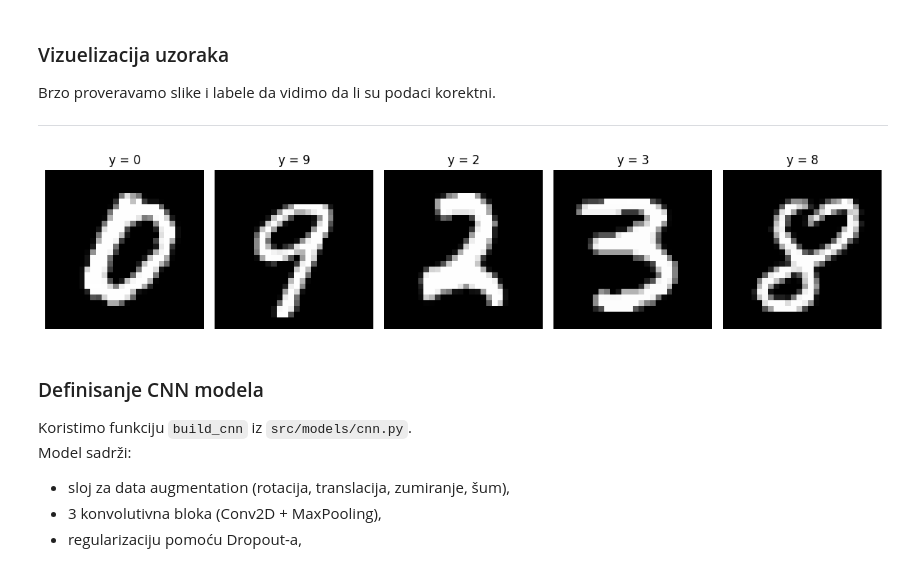
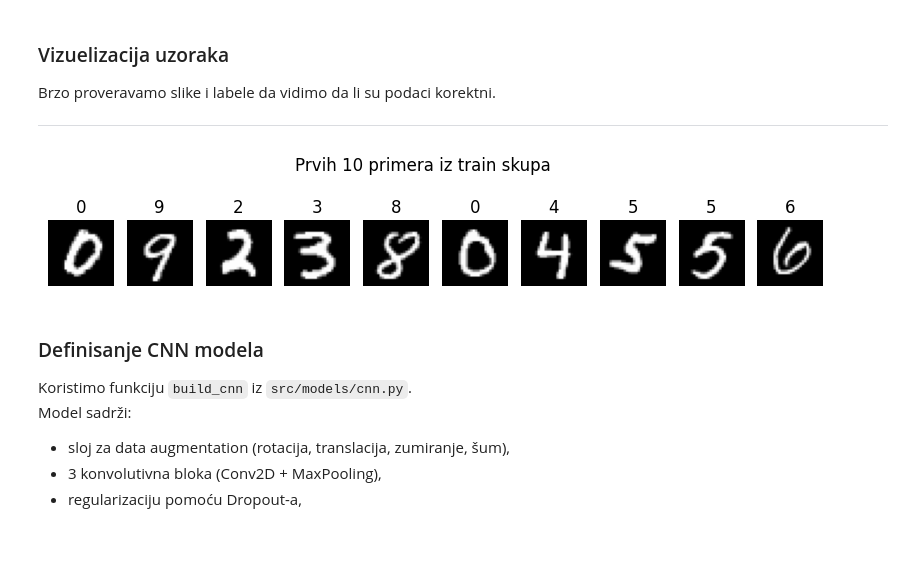
Before and after one commit to teodora525/OCR, a Jupyter notebook: notebookForOcr/notebookOCR.ipynb, the cells around one changed output. Saved outputs shown, nothing was run; the diff lists cells and outputs as text; code cells hidden in the pictures; blank space fills up the shorter version.

```diff
--- a/notebookForOcr/notebookOCR.ipynb
+++ b/notebookForOcr/notebookOCR.ipynb
@@ -71,17 +95,16 @@ Brzo proveravamo slike i labele da vidimo da li su podaci korektni.
 
 ---
 # %%
-import matplotlib.pyplot as plt
-
-fig, axs = plt.subplots(1, 5, figsize=(12,3))
-for i in range(5):
-    axs[i].imshow(X_train[i].squeeze(), cmap="gray")
-    axs[i].set_title(f"y = {y_train[i]}")
-    axs[i].axis("off")
-plt.tight_layout()
+plt.figure(figsize=(10, 2))
+for i in range(10):
+    plt.subplot(1, 10, i + 1)
+    plt.imshow(X_train[i].squeeze(), cmap="gray")
+    plt.title(int(y_train[i]))
+    plt.axis("off")
+plt.suptitle("Prvih 10 primera iz train skupa")
 plt.show()
 # %% [output]
-[figure, old version]
+[figure, new version]
 # %% [markdown]
 ### Definisanje CNN modela
 
```
Also changed, not shown: parts of 19 cells of this notebook, 11 other files.
